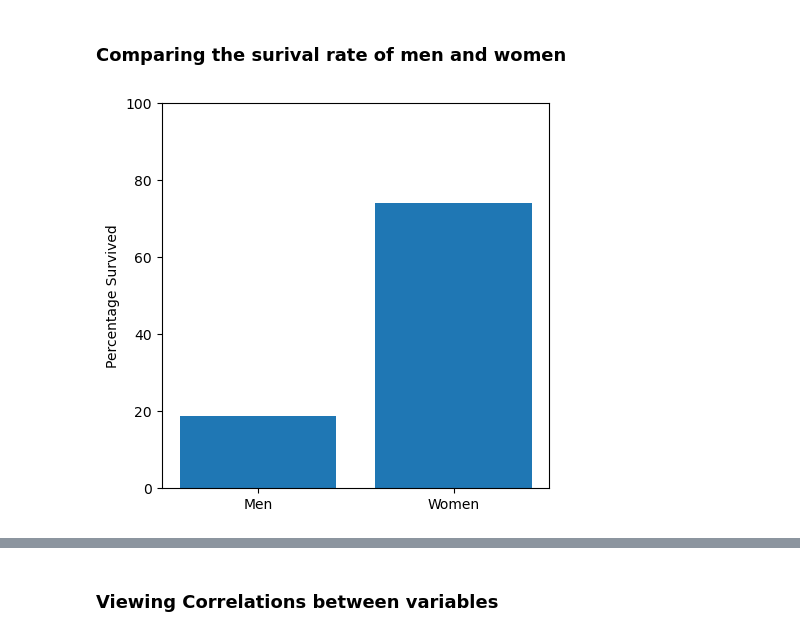
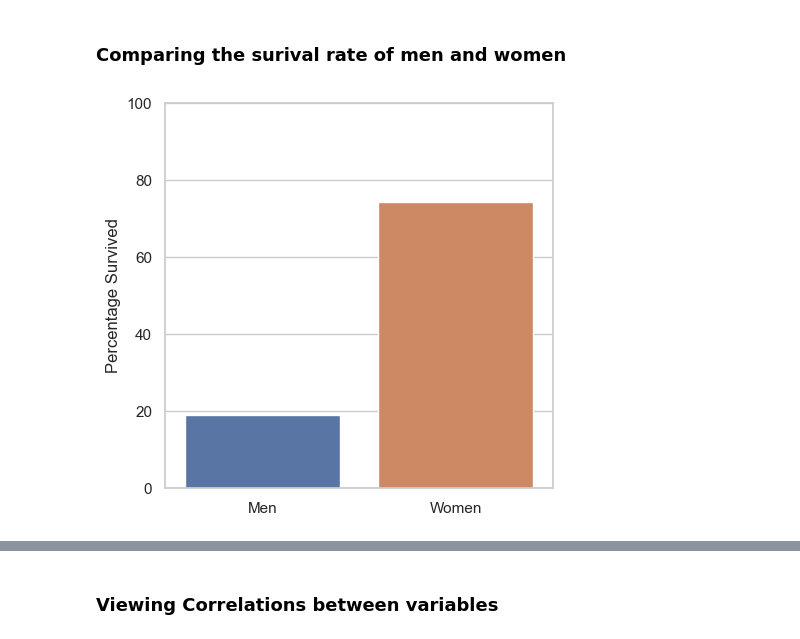
Before and after one commit to GabrielFreeze/gapt, a Jupyter notebook: Notebook.ipynb, the cells around one changed output, grey strips where cells are left out. Saved outputs shown, nothing was run; the diff lists cells and outputs as text; code cells hidden in the pictures.

```diff
--- a/Notebook.ipynb
+++ b/Notebook.ipynb
@@ -89,16 +99,16 @@ plt.show()
 # %%
 men   = df[df['Sex']=='male']
 women = df[df['Sex']=='female']
 
-rate_m = men[men['Survived']==1].count().Survived / men.count().Survived
-rate_f = women[women['Survived']==1].count().Survived / women.count().Survived
+rate_m = len(men[men['Survived']==1]) / len(men.Survived)
+rate_f = len(women[women['Survived']==1]) / len(women.Survived)
 
 plt.ylim(0,100)
 plt.ylabel("Percentage Survived")
-plt.bar(["Men","Women"],[rate_m*100,rate_f*100])
+sns.barplot(["Men","Women"],[rate_m*100,rate_f*100])
 plt.show()
 # %% [output]
-[figure, old version]
+[figure, new version]
 # %%
 bins = 12
 
```
Also changed, not shown: parts of 14 cells of this notebook, 2 other files.
